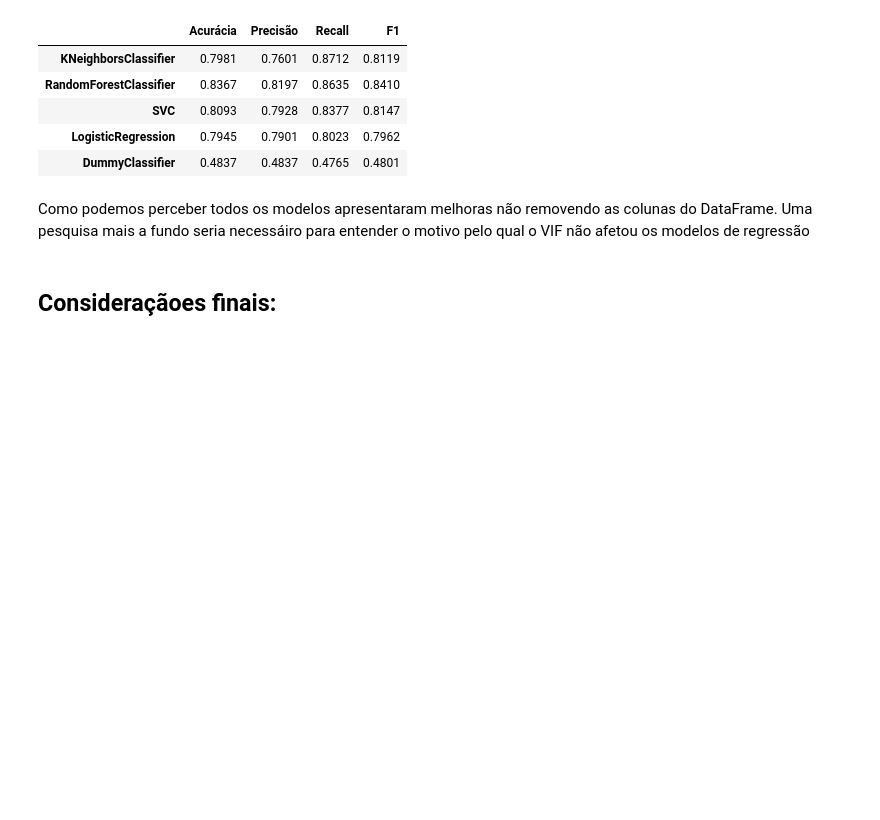
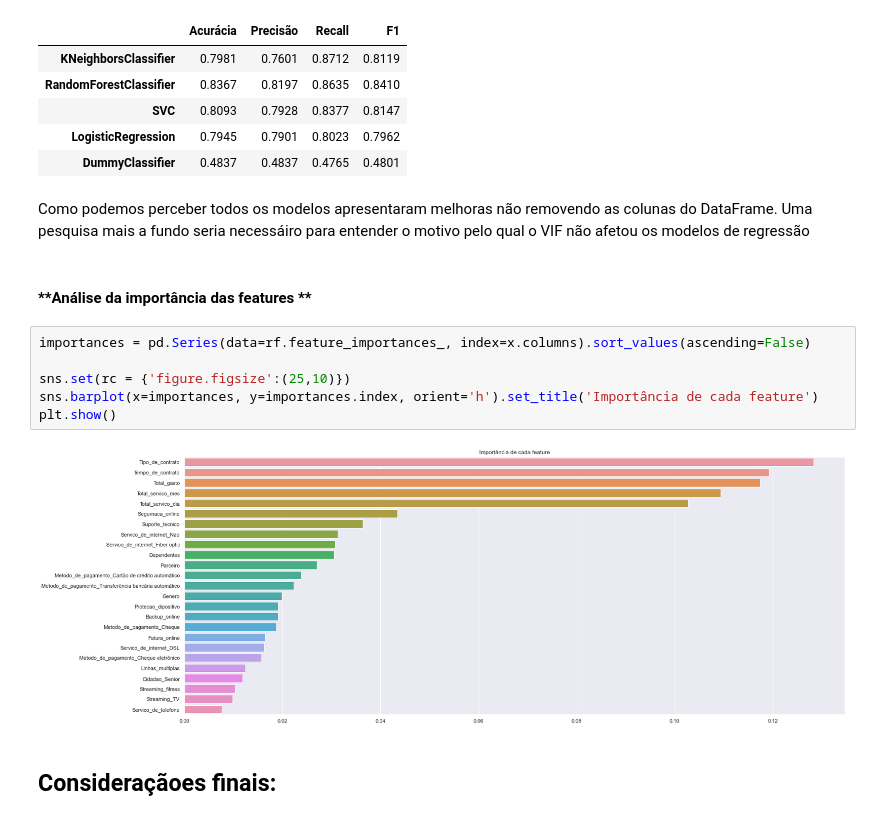
Before and after one commit to Lacerdash/Alura_Challenge_Data_Science, a Jupyter notebook: Semana 03/Machine Learning.ipynb, the cells around one changed output. Cells and saved outputs as stored; diff of their text form; blank space fills up the shorter version.

```diff
--- a/Semana 03/Machine Learning.ipynb
+++ b/Semana 03/Machine Learning.ipynb
@@ -720,6 +720,16 @@ df_metricas.T.sort_values('Recall', ascending = False)
 | DummyClassifier | 0.4837 | 0.4837 | 0.4765 | 0.4801 |
 # %% [markdown]
 Como podemos perceber todos os modelos apresentaram melhoras não removendo as colunas do DataFrame. Uma pesquisa mais a fundo seria necessáiro para entender o motivo pelo qual o VIF não afetou os modelos de regressão
+# %% [markdown]
+#### **Análise da importância das features **
+# %%
+importances = pd.Series(data=rf.feature_importances_, index=x.columns).sort_values(ascending=False)
+
+sns.set(rc = {'figure.figsize':(25,10)})
+sns.barplot(x=importances, y=importances.index, orient='h').set_title('Importância de cada feature')
+plt.show()
+# %% [output]
+[figure, added]
 # %% [markdown]
 ## **Consideraçãoes finais:**
 # %% [markdown]
```
